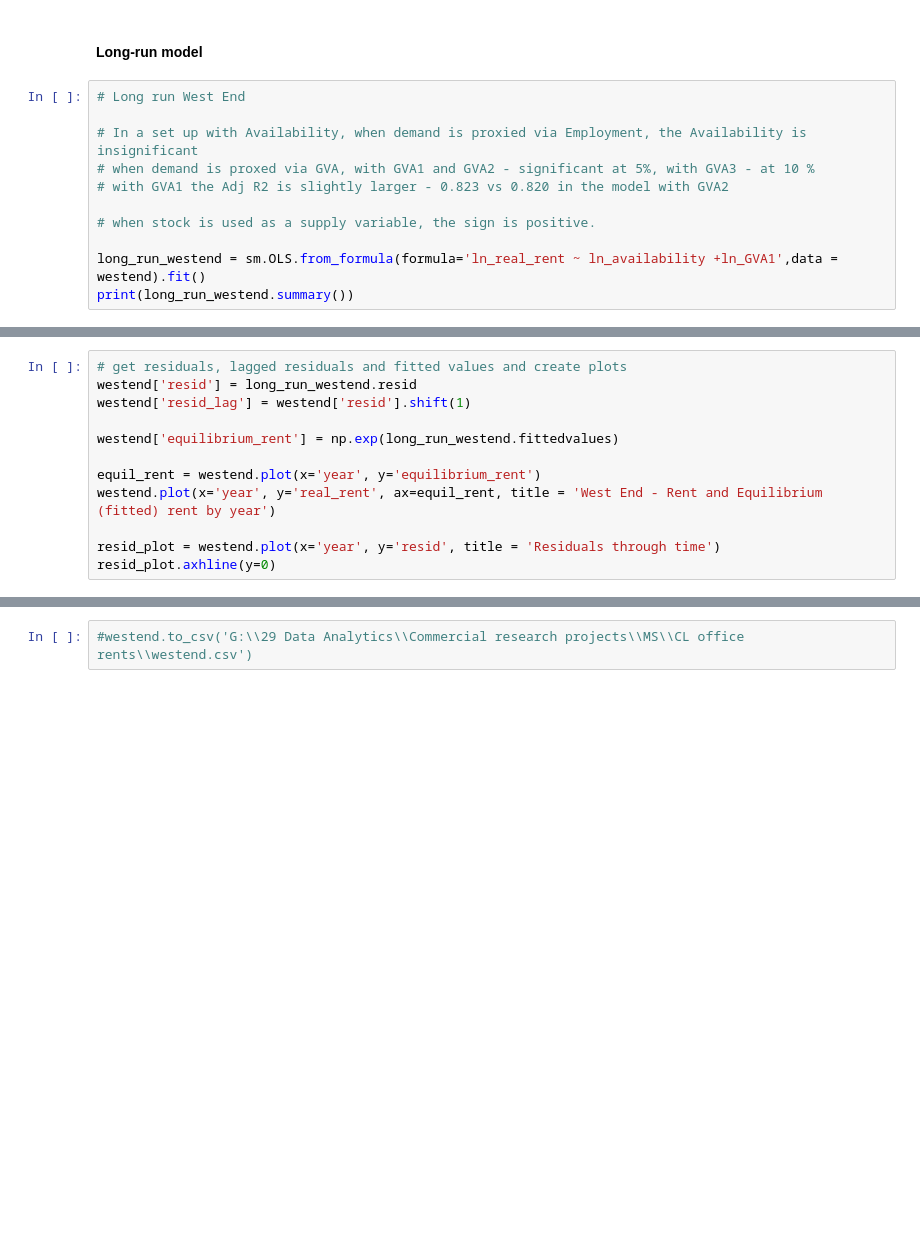
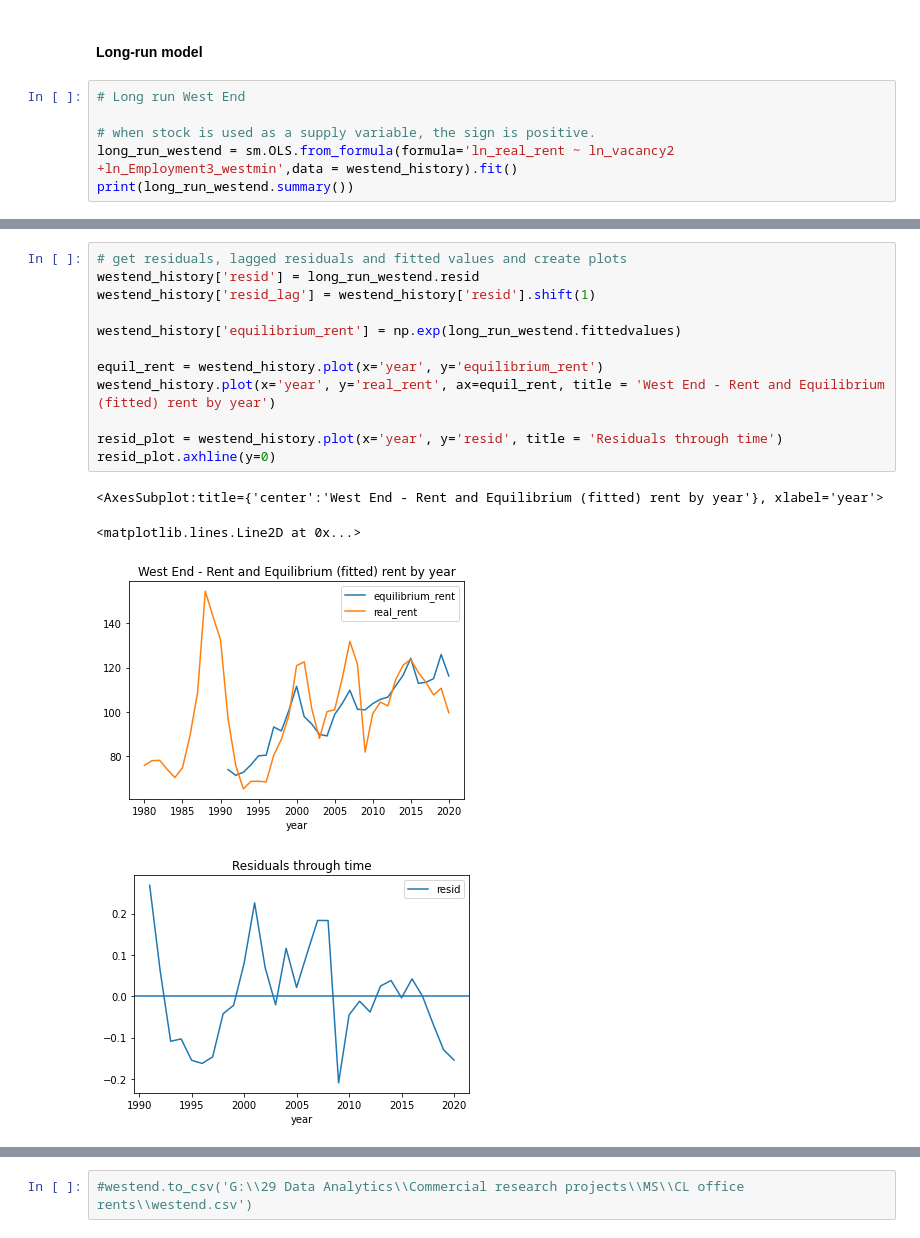
Before and after one commit to maiiasleptcova/KF-Python-projects, a Jupyter notebook: CL_office_rent_forecast.ipynb, the cells around one changed output, grey strips where cells are left out. Saved outputs shown, nothing was run; the diff lists cells and outputs as text; blank space fills up the shorter version.

```diff
--- a/CL_office_rent_forecast.ipynb
+++ b/CL_office_rent_forecast.ipynb
@@ -764,11 +826,6 @@ westend.plot(x='year', y='availability',secondary_y=True, ax=rent_plot, title =
 # %%
 # Long run West End
 
-# In a set up with Availability, when demand is proxied via Employment, the Availability is insignificant
-# when demand is proxed via GVA, with GVA1 and GVA2 - significant at 5%, with GVA3 - at 10 %
-# with GVA1 the Adj R2 is slightly larger - 0.823 vs 0.820 in the model with GVA2
-
 # when stock is used as a supply variable, the sign is positive.
-
-long_run_westend = sm.OLS.from_formula(formula='ln_real_rent ~ ln_availability +ln_GVA1',data = westend).fit()
+long_run_westend = sm.OLS.from_formula(formula='ln_real_rent ~ ln_vacancy2 +ln_Employment3_westmin',data = westend_history).fit()
 print(long_run_westend.summary())
@@ -775,13 +862,18 @@ print(long_run_westend.summary())
 # %%
 # get residuals, lagged residuals and fitted values and create plots
-westend['resid'] = long_run_westend.resid
-westend['resid_lag'] = westend['resid'].shift(1)
+westend_history['resid'] = long_run_westend.resid
+westend_history['resid_lag'] = westend_history['resid'].shift(1)
 
-westend['equilibrium_rent'] = np.exp(long_run_westend.fittedvalues)
+westend_history['equilibrium_rent'] = np.exp(long_run_westend.fittedvalues)
 
-equil_rent = westend.plot(x='year', y='equilibrium_rent')
-westend.plot(x='year', y='real_rent', ax=equil_rent, title = 'West End - Rent and Equilibrium (fitted) rent by year')
+equil_rent = westend_history.plot(x='year', y='equilibrium_rent')
+westend_history.plot(x='year', y='real_rent', ax=equil_rent, title = 'West End - Rent and Equilibrium (fitted) rent by year')
 
-resid_plot = westend.plot(x='year', y='resid', title = 'Residuals through time')
+resid_plot = westend_history.plot(x='year', y='resid', title = 'Residuals through time')
 resid_plot.axhline(y=0)
+# %% [output]
+<AxesSubplot:title={'center':'West End - Rent and Equilibrium (fitted) rent by year'}, xlabel='year'>
+<matplotlib.lines.Line2D at 0x...>
+[figure, added]
+[figure, added]
 # %%
```
Also changed, not shown: parts of 71 cells of this notebook.
